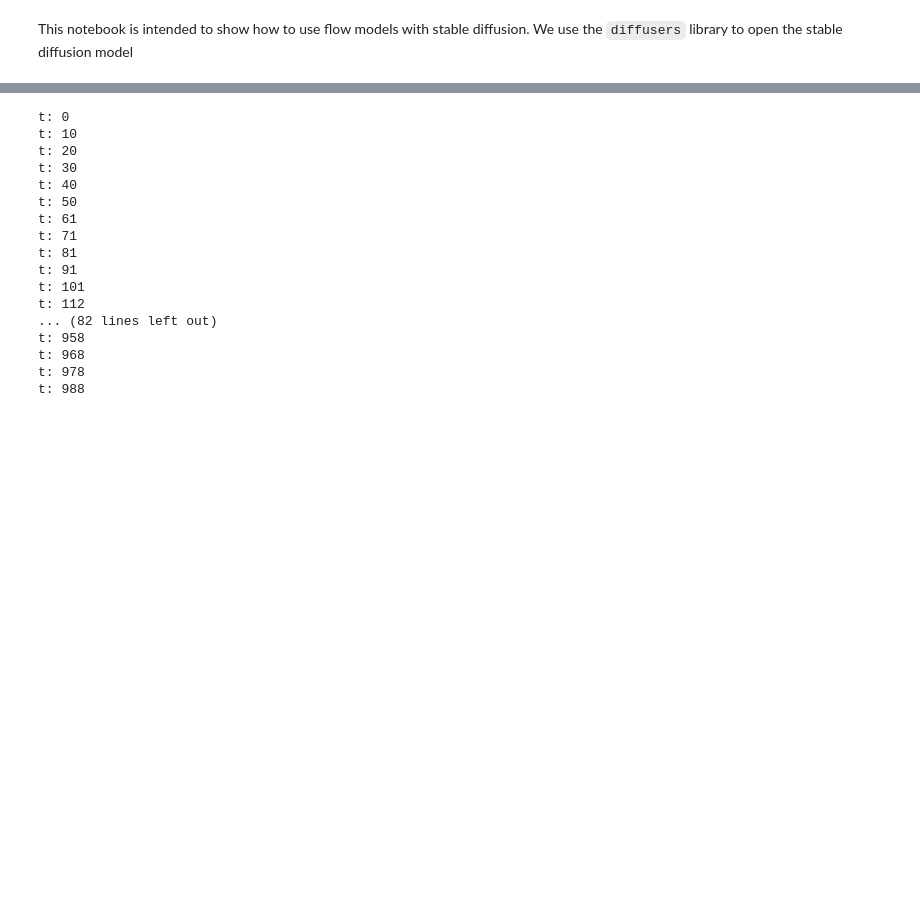
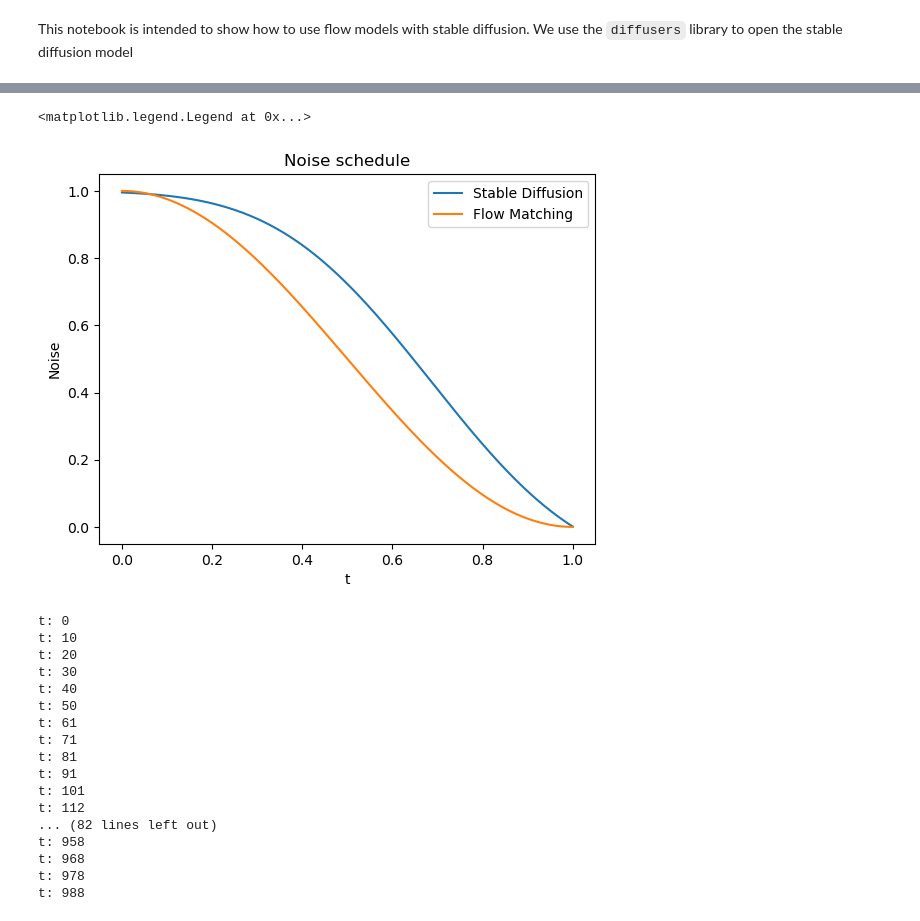
Before and after one commit to mathis-wauquiez/StageTests, a Jupyter notebook: notebooks/large_scale_generation.ipynb, the cells around one changed output, grey strips where cells are left out. Drawn from its saved outputs; the diff is of its cells as text; code cells hidden in the pictures; blank space fills up the shorter version.

```diff
--- a/notebooks/large_scale_generation.ipynb
+++ b/notebooks/large_scale_generation.ipynb
@@ -53,3 +56,23 @@ Keyword arguments {'num_train_timesteps': 1000} are not expected by StableDiffus
+# %%
+t = torch.linspace(0, 1, T)
+from src.flows.schedulers import CosineScheduler, OTScheduler
+
+FM_scheduler = CosineScheduler()
+
+sigma_diff = (1 - scheduler.alphas_cumprod)
+sigma_diff = sigma_diff[torch.arange(T-1, -1, -1)]
+
+sigma = FM_scheduler.sigma(t) # qty of noise at t for FM
+plt.plot(t, sigma_diff, label="Stable Diffusion")
+plt.plot(t, sigma**2, label="Flow Matching")
+
+plt.xlabel("t")
+plt.ylabel("Noise")
+plt.title("Noise schedule")
+plt.legend()
+# %% [output]
+<matplotlib.legend.Legend at 0x...>
+[figure, added]
 # %%
 def epsilon_prediction(t, latents):
     """
```
Also changed, not shown: parts of 2 cells of this notebook, 4 other files.
